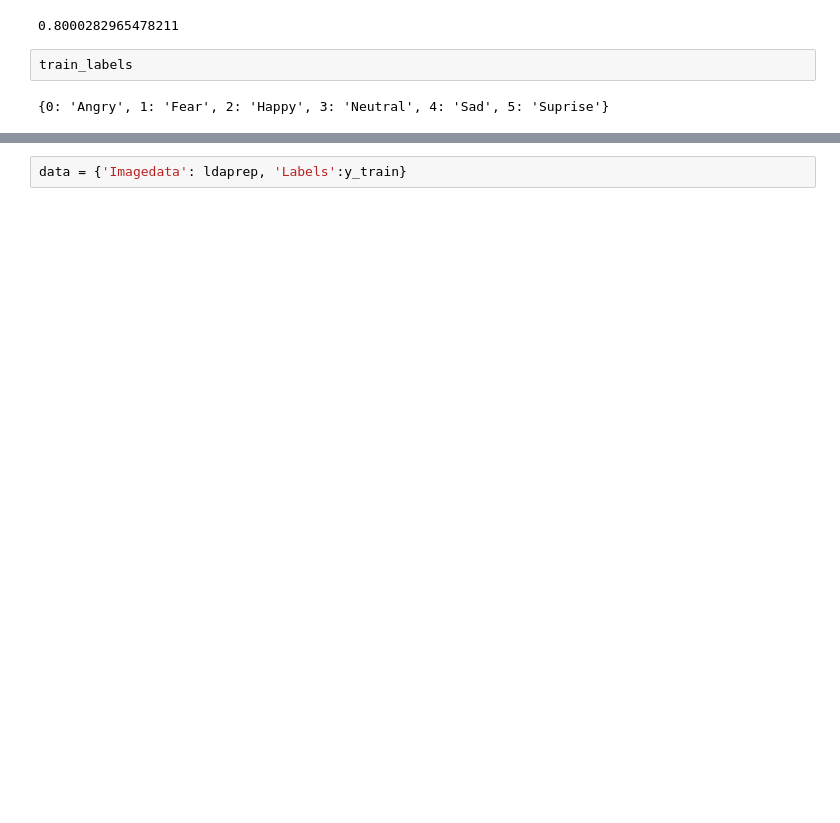
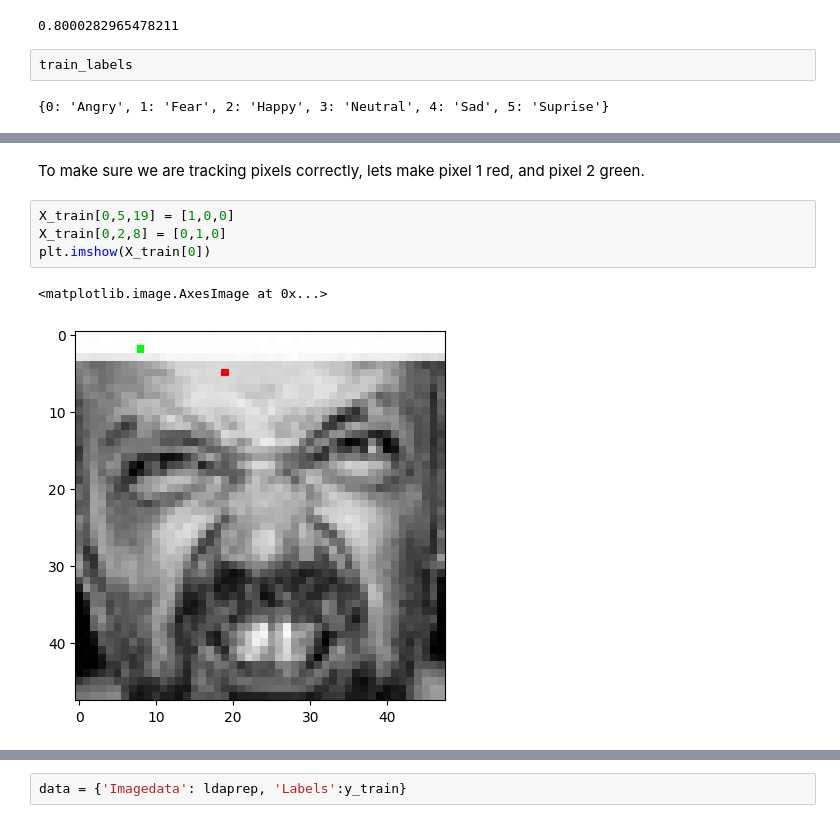
Before and after one commit to apatiras/cmse_831_final, a Jupyter notebook: facial_emotion_classification.ipynb, the cells around one changed output, grey strips where cells are left out. Cells and saved outputs as stored; diff of their text form; blank space fills up the shorter version.

```diff
--- a/facial_emotion_classification.ipynb
+++ b/facial_emotion_classification.ipynb
@@ -262,0 +166,9 @@ IndexError: only integers, slices (`:`), ellipsis (`...`), numpy.newaxis (`None`
+# %% [markdown]
+To make sure we are tracking pixels correctly, lets make pixel 1 red, and pixel 2 green.
+# %%
+X_train[0,5,19] = [1,0,0]
+X_train[0,2,8] = [0,1,0]
+plt.imshow(X_train[0])
+# %% [output]
+<matplotlib.image.AxesImage at 0x...>
+[figure, added]
```
Also changed, not shown: parts of 98 cells of this notebook.
